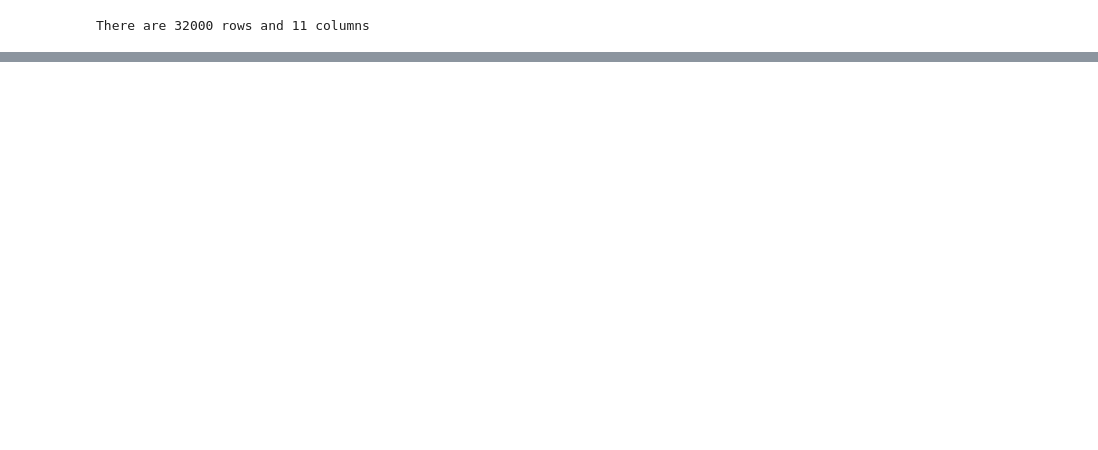
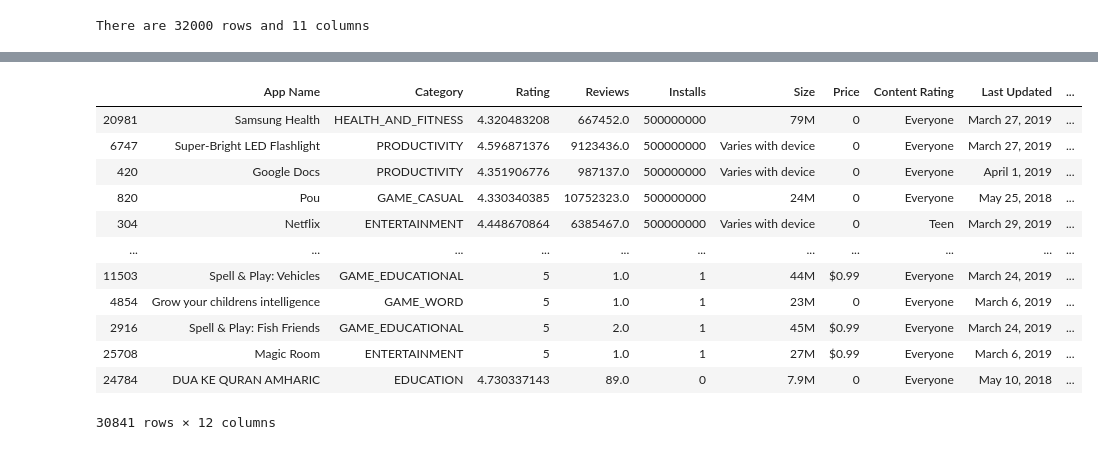
Before and after one commit to varun921995/App-Prophesy, a Jupyter notebook: dataset/Machine Modelling.ipynb, the cells around one changed output, grey strips where cells are left out. Cells and saved outputs as stored; diff of their text form; code cells hidden in the pictures; blank space fills up the shorter version.

```diff
--- a/dataset/Machine Modelling.ipynb
+++ b/dataset/Machine Modelling.ipynb
@@ -19,3 +19,27 @@ from sklearn.ensemble import RandomForestClassifier
 from sklearn.ensemble import RandomForestRegressor
 from sklearn.model_selection import train_test_split
 import random
+# %%
+df = pd.read_csv('googleplaystore.csv')
+# %%
+# The best way to fill missing values might be using the median instead of mean.
+df['Rating'] = df['Rating'].fillna(df['Rating'].median())
+
+# Before filling null values we have to clean all non numerical values & unicode charachters
+replaces = [u'\u00AE', u'\u2013', u'\u00C3', u'\u00E3', u'\u00B3', '[', ']', "'"]
+for i in replaces:
+    df['Current Ver'] = df['Current Ver'].astype(str).apply(lambda x : x.replace(i, ''))
+
+regex = [r'[-+|/:/;(_)@]', r'\s+', r'[A-Za-z]+']
+for j in regex:
+    df['Current Ver'] = df['Current Ver'].astype(str).apply(lambda x : re.sub(j, '0', x))
+
+df['Current Ver'] = df['Current Ver'].astype(str).apply(lambda x : x.replace('.', ',',1).replace('.', '').replace(',', '.',1)).astype(float)
+df['Current Ver'] = df['Current Ver'].fillna(df['Current Ver'].median())
+# %%
+i = df[df['Category'] == '1.9'].index
+df.loc[i]
+df = df.drop(i)
+# Removing NaN values
+df = df[pd.notnull(df['Last Updated'])]
+df = df[pd.notnull(df['Content Rating'])]
@@ -137,0 +151,26 @@ df_train['Rating'] =df_train['Rating'].apply(lambda x: round(x, 2))
+# %%
+# Remove '+' from end of each value
+df_train['Installs'] = df_train['Installs'].apply(lambda x : x.strip('+').replace(',', ''))
+
+
+df_train['Category'].replace(' Channel 2 News', np.nan, inplace=True)
+df_train['Category'].replace(')', np.nan, inplace=True)
+df_train = df_train[pd.notnull(df_train['Category'])]
+regex = [r'GAME_[A-Za-z]+.*']
+for j in regex:
+    df_train['Category_Consolidated'] = df_train['Category'].astype(str).apply(lambda x : re.sub(j, 'GAME', x))
+df_train
+# %% [output]
+|  | App Name | Category | Rating | Reviews | Installs | Size | Price | Content Rating | Last Updated | ... |
+| 20981 | Samsung Health | HEALTH_AND_FITNESS | 4.320483208 | 667452.0 | 500000000 | 79M | 0 | Everyone | March 27, 2019 | ... |
+| 6747 | Super-Bright LED Flashlight | PRODUCTIVITY | 4.596871376 | 9123436.0 | 500000000 | Varies with device | 0 | Everyone | March 27, 2019 | ... |
+| 420 | Google Docs | PRODUCTIVITY | 4.351906776 | 987137.0 | 500000000 | Varies with device | 0 | Everyone | April 1, 2019 | ... |
+| 820 | Pou | GAME_CASUAL | 4.330340385 | 10752323.0 | 500000000 | 24M | 0 | Everyone | May 25, 2018 | ... |
+| 304 | Netflix | ENTERTAINMENT | 4.448670864 | 6385467.0 | 500000000 | Varies with device | 0 | Teen | March 29, 2019 | ... |
+| ... | ... | ... | ... | ... | ... | ... | ... | ... | ... | ... |
+| 11503 | Spell & Play: Vehicles | GAME_EDUCATIONAL | 5 | 1.0 | 1 | 44M | $0.99 | Everyone | March 24, 2019 | ... |
+| 4854 | Grow your childrens intelligence | GAME_WORD | 5 | 1.0 | 1 | 23M | 0 | Everyone | March 6, 2019 | ... |
+| 2916 | Spell & Play: Fish Friends | GAME_EDUCATIONAL | 5 | 2.0 | 1 | 45M | $0.99 | Everyone | March 24, 2019 | ... |
+| 25708 | Magic Room | ENTERTAINMENT | 5 | 1.0 | 1 | 27M | $0.99 | Everyone | March 6, 2019 | ... |
+| 24784 | DUA KE QURAN AMHARIC | EDUCATION | 4.730337143 | 89.0 | 0 | 7.9M | 0 | Everyone | May 10, 2018 | ... |
+30841 rows × 12 columns
```
Also changed, not shown: parts of 25 cells of this notebook, 6 other files.
